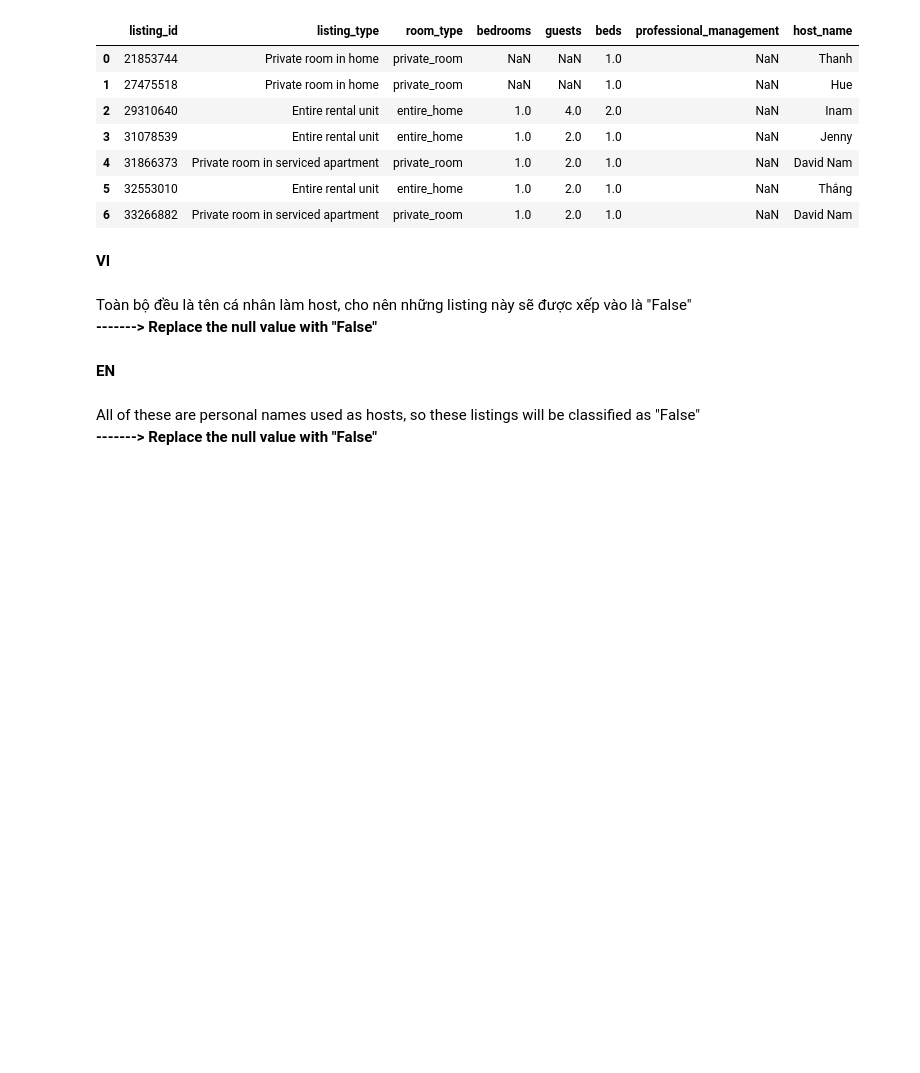
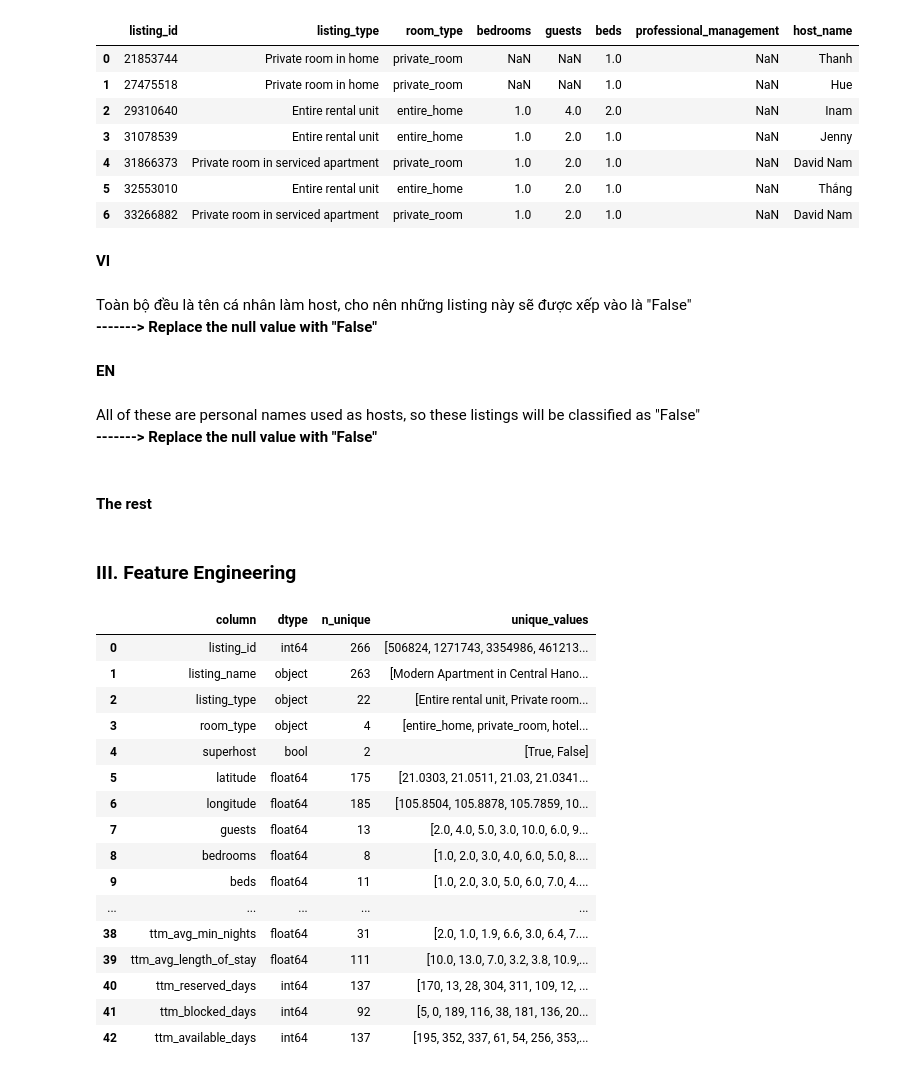
Before and after one commit to raven-172/Airbnb-market-research-in-Hanoi--Vietnam, a Jupyter notebook: notebooks/cleaning/cleaning_01.ipynb, the cells around one changed output. Saved outputs shown, nothing was run; the diff lists cells and outputs as text; code cells hidden in the pictures; blank space fills up the shorter version.

```diff
--- a/notebooks/cleaning/cleaning_01.ipynb
+++ b/notebooks/cleaning/cleaning_01.ipynb
@@ -202,15 +189,15 @@ unique_values_summary
 # %%
 # Thay thế tất cả các giá trị null trong cột "instant_book" thành "False"
 # Replace all the null values in columns "instant_book" to "False"
-df_selected["instant_book"] = df_selected["instant_book"].fillna("False")
+df_selected["instant_book"] = df_selected["instant_book"].fillna(False)
 
 # Thay thế tất cả các giá trị null trong cột "checkin_time" thành "3:00 PM"
 # Replace all the null values in columns "checkin_time" to "3:00 PM"
-df_selected["checkin_time"] = df_selected["checkin_time"].fillna("3:00 PM")
+df_selected["checkin_time"] = df_selected["checkin_time"].fillna("3:00\u202fPM")
 
 # Thay thế tất cả các giá trị null trong cột "checkout_time" thành "11:00 AM"
 # Replace all the null values in columns "checkout_time" to "11:00 AM"
-df_selected["checkout_time"] = df_selected["checkout_time"].fillna("11:00 AM")
+df_selected["checkout_time"] = df_selected["checkout_time"].fillna("11:00\u202fAM")
 
 # Thay thế tất các các giá trị null trong các cột "rating_accuracy", "rating_location", "rating_communication", "rating_cleanliness", "rating_checkin", "rating_value", "rating_overall", "num_reviews" thành 0
 # Replace all the null values in columns "rating_accuracy", "rating_location", "rating_communication", "rating_cleanliness", "rating_checkin", "rating_value", "rating_overall", "num_reviews" to 0
@@ -534,4 +519,43 @@ Toàn bộ đều là tên cá nhân làm host, cho nên những listing này s
 All of these are personal names used as hosts, so these listings will be classified as "False"<br>
 **-------> Replace the null value with "False"**
 # %%
-df_selected["professional_management"] = df_selected["professional_management"].fillna("False")
+df_selected["professional_management"] = df_selected["professional_management"].fillna(False)
+# %% [markdown]
+#### **The rest**
+# %%
+df_selected["single_fee_structure"] = df_selected["single_fee_structure"].fillna(True)
+df_selected["extra_guest_fee"] = df_selected["extra_guest_fee"].fillna(False)
+df_selected["guest_favorite"] = df_selected["guest_favorite"].fillna(False)
+df_selected["exact_location"] = df_selected["exact_location"].fillna(False)
+# %% [markdown]
+### **III. Feature Engineering**
+# %%
+dtype_unique_summary = pd.DataFrame({
+    "column": df_selected.columns,
+    "dtype": df_selected.dtypes.astype(str).values,
+    "n_unique": [df_selected[col].nunique(dropna=False) for col in df_selected.columns],
+    "unique_values": [
+        df_selected[col].dropna().unique().tolist()
+        for col in df_selected.columns
+    ]
+})
+
+dtype_unique_summary
+# %% [output]
+|  | column | dtype | n_unique | unique_values |
+| 0 | listing_id | int64 | 266 | [506824, 1271743, 3354986, 461213... |
+| 1 | listing_name | object | 263 | [Modern Apartment in Central Hano... |
+| 2 | listing_type | object | 22 | [Entire rental unit, Private room... |
+| 3 | room_type | object | 4 | [entire_home, private_room, hotel... |
+| 4 | superhost | bool | 2 | [True, False] |
+| 5 | latitude | float64 | 175 | [21.0303, 21.0511, 21.03, 21.0341... |
+| 6 | longitude | float64 | 185 | [105.8504, 105.8878, 105.7859, 10... |
+| 7 | guests | float64 | 13 | [2.0, 4.0, 5.0, 3.0, 10.0, 6.0, 9... |
+| 8 | bedrooms | float64 | 8 | [1.0, 2.0, 3.0, 4.0, 6.0, 5.0, 8.... |
+| 9 | beds | float64 | 11 | [1.0, 2.0, 3.0, 5.0, 6.0, 7.0, 4.... |
+| ... | ... | ... | ... | ... |
+| 38 | ttm_avg_min_nights | float64 | 31 | [2.0, 1.0, 1.9, 6.6, 3.0, 6.4, 7.... |
+| 39 | ttm_avg_length_of_stay | float64 | 111 | [10.0, 13.0, 7.0, 3.2, 3.8, 10.9,... |
+| 40 | ttm_reserved_days | int64 | 137 | [170, 13, 28, 304, 311, 109, 12, ... |
+| 41 | ttm_blocked_days | int64 | 92 | [5, 0, 189, 116, 38, 181, 136, 20... |
+| 42 | ttm_available_days | int64 | 137 | [195, 352, 337, 61, 54, 256, 353,... |
```
Also changed, not shown: parts of 10 cells of this notebook, 2 other files.
